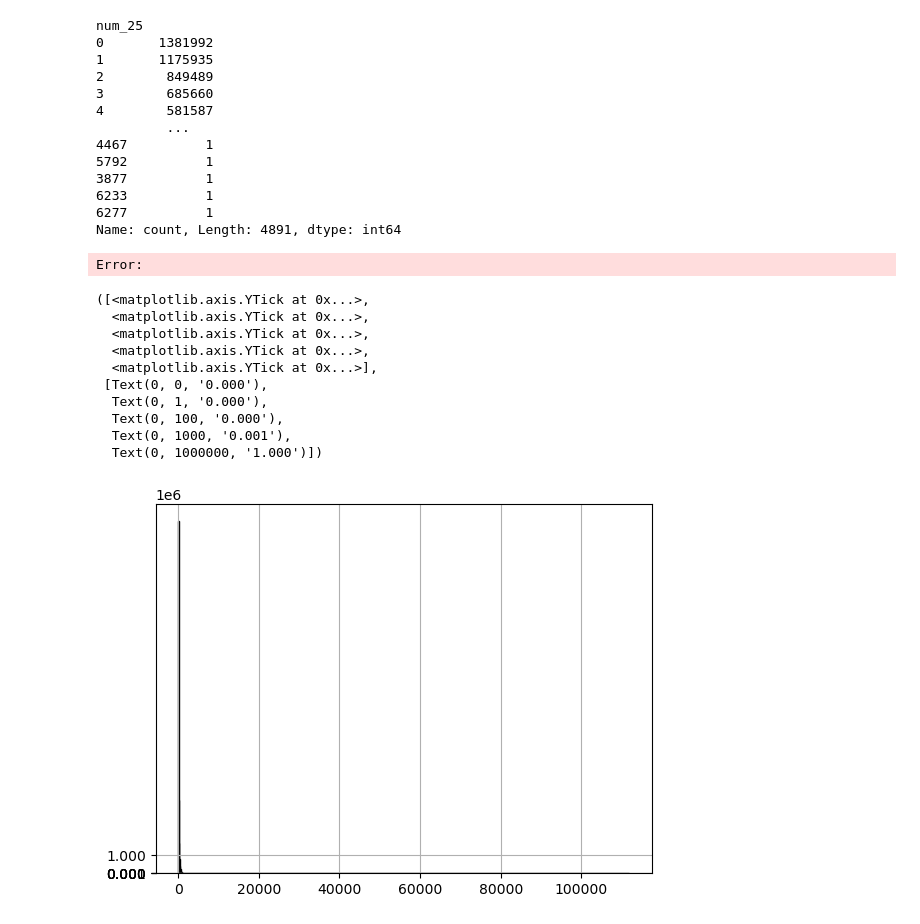
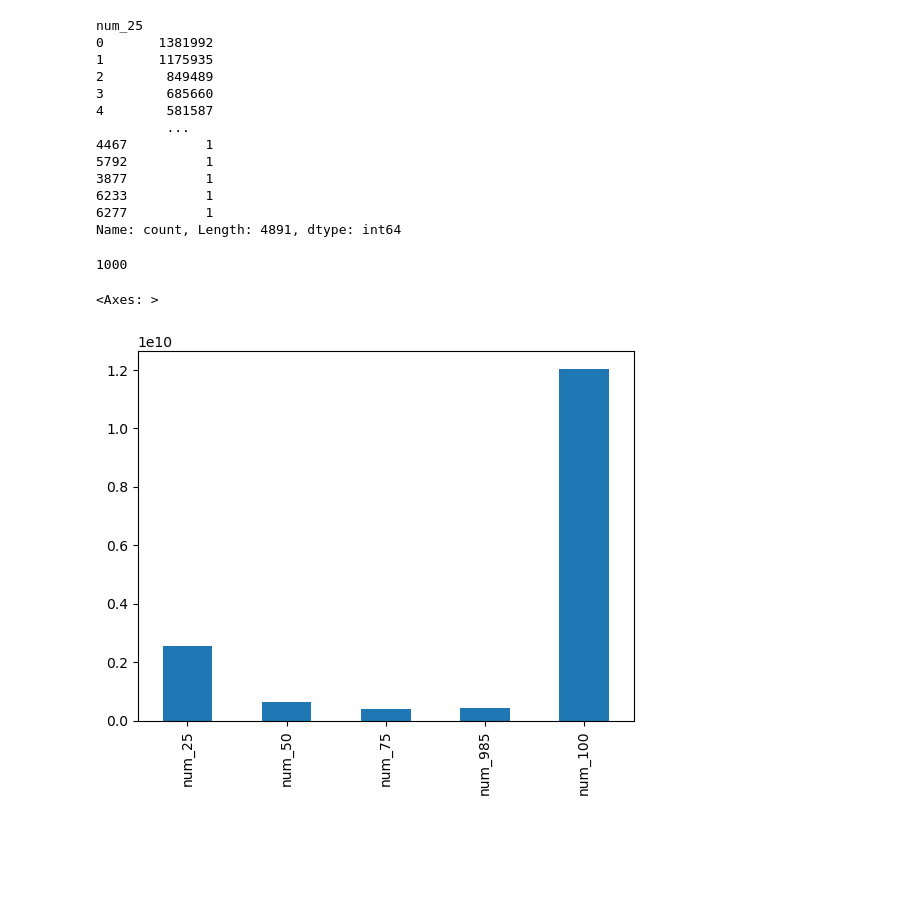
Before and after one commit to CaioAFA/2025-case-data-master-caio-arrabal, a Jupyter notebook: notebooks/01-Data-Exploring.ipynb, the cells around one changed output. Cells and saved outputs as stored; diff of their text form; code cells hidden in the pictures; blank space fills up the shorter version.

```diff
--- a/notebooks/01-Data-Exploring.ipynb
+++ b/notebooks/01-Data-Exploring.ipynb
@@ -457,26 +461,0 @@ user_logs_by_user = user_logs_df.groupby('msno')
-# %%
-def preferred_listen_time_calc(row: pd.Series):
-    columns = ['num_25', 'num_50', 'num_75', 'num_985', 'num_100']
-    values = list(
-        map(
-            lambda c: row[c], columns
-        )
-    )
-
-    print(row)
-    print(row['num_25'])
-    print(values)
-    max_val = max(values)
-
-    for c in columns:
-        if row[c] == max_val:
-            return c.replace('num_', '')
-
-    return '?'
-
-
-user_logs_by_user['preferred_listen_time'] = user_logs_by_user.apply(
-    preferred_listen_time_calc
-)
-# %% [output]
-Error:
@@ -485,26 +462,10 @@ user_logs_by_user.head()
-# %%
-# Plot histogram with bins of 10,000
-# Add labels and title
-steps = 100
-user_logs_df['num_25'].hist(
-    bins=range(0, user_logs_df['num_25'].max(), steps),
-    edgecolor='black'
-)
-
-# plt.xlabel('Value Ranges')
-# plt.ylabel('Count')
-# plt.title('Count of Values in Each 10,000 Range Bin')
-# plt.xticks(range(0, user_logs_df['num_25'].max() + steps, steps))
-# plt.show()
-# %% [output]
-([<matplotlib.axis.YTick at 0x...>,
-  <matplotlib.axis.YTick at 0x...>,
-  <matplotlib.axis.YTick at 0x...>,
-  <matplotlib.axis.YTick at 0x...>,
-  <matplotlib.axis.YTick at 0x...>],
- [Text(0, 0, '0.000'),
-  Text(0, 1, '0.000'),
-  Text(0, 100, '0.000'),
-  Text(0, 1000, '0.001'),
-  Text(0, 1000000, '1.000')])
-[figure, removed]
+# %%
+user_logs_df_1000 = user_logs_df[:1000]
+len(user_logs_df_1000)
+# %% [output]
+1000
+# %%
+user_logs_df[['num_25', 'num_50', 'num_75', 'num_985', 'num_100']].sum().plot.bar()
+# %% [output]
+<Axes: >
+[figure, added]
```
Also changed, not shown: parts of 17 cells of this notebook, 1 other file.
